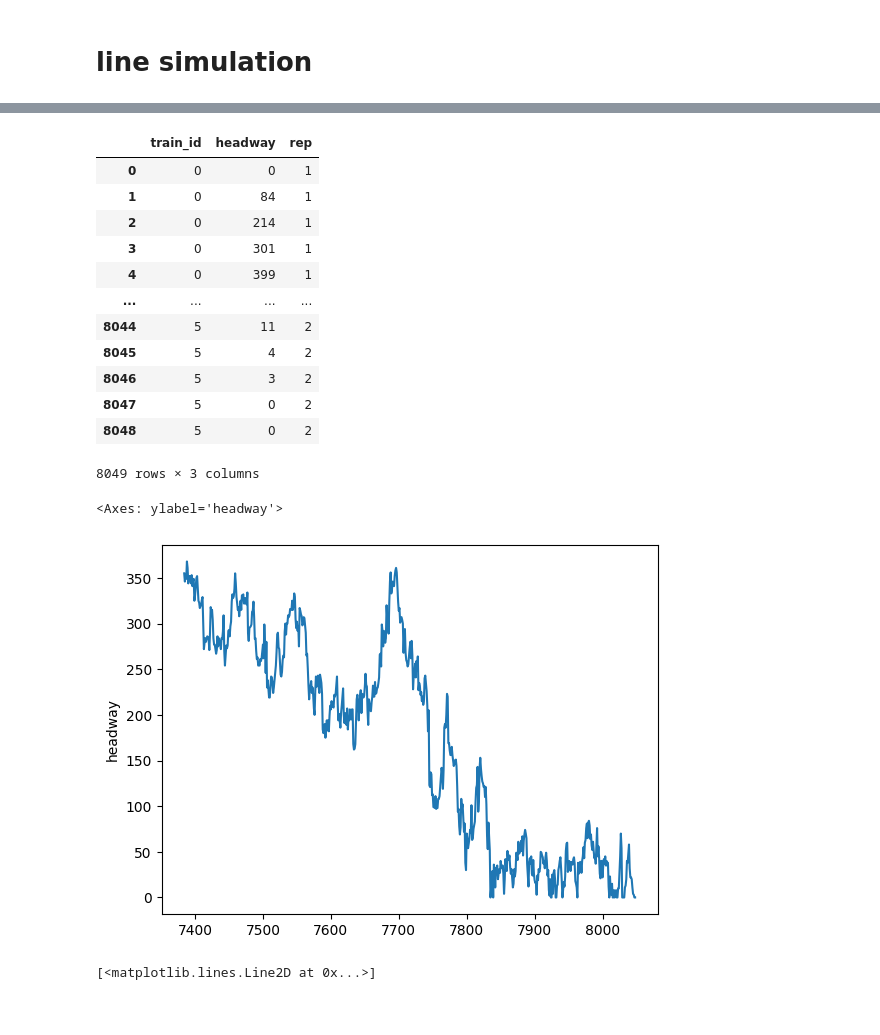
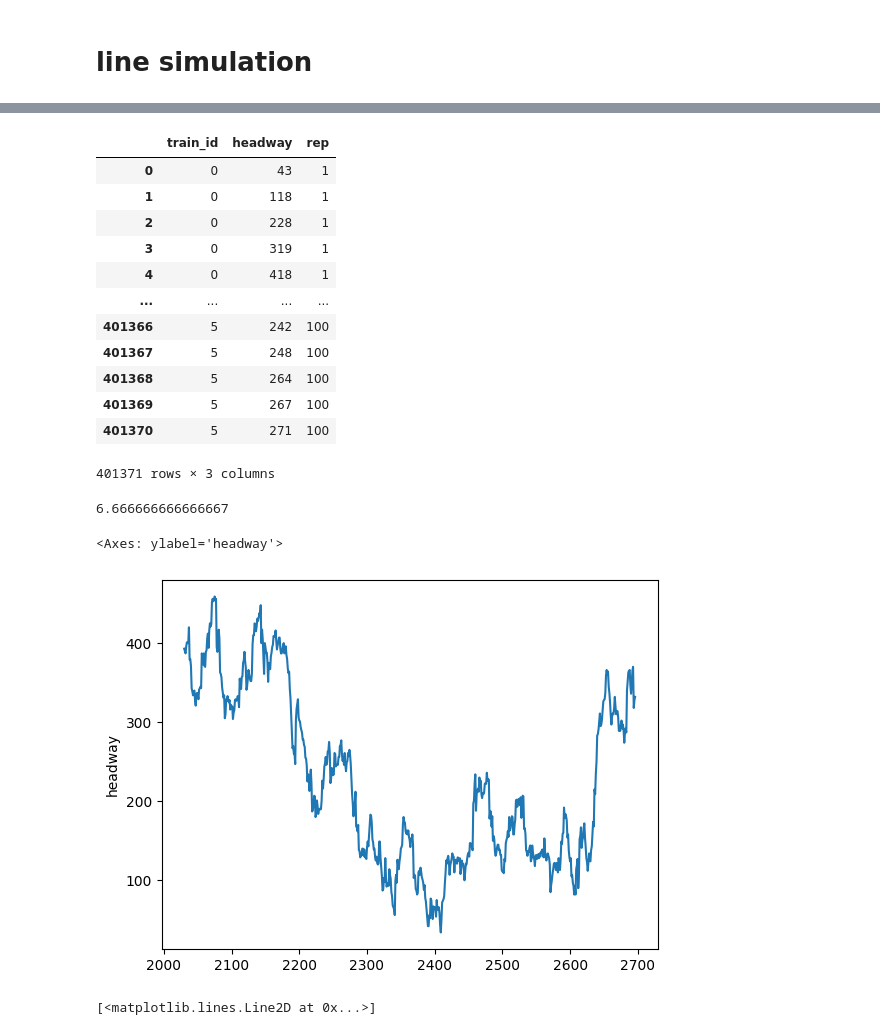
Before and after one commit to peppy-senpai/MBTA, a Jupyter notebook: code/blue_line_sim.ipynb, the cells around one changed output, grey strips where cells are left out. Drawn from its saved outputs; the diff is of its cells as text; code cells hidden in the pictures.

```diff
--- a/code/blue_line_sim.ipynb
+++ b/code/blue_line_sim.ipynb
@@ -138,7 +140,6 @@ class Sim:
         st['queue_weighted'] += (len(st['queue']) + 1) * wait
         st['frequency']      += self.clock - st['last_departure']
 
-        train.headway.append(self.clock - st['last_departure'])
         train.arrival[station].append(self.clock)
 
         # get dwell params — fall back to opposite direction for terminals
@@ -154,6 +155,7 @@ class Sim:
         prev_station = train.station        # save before overwriting
         prev_direction = train.direction    # save before overwriting
         st = self.station_state[prev_station][prev_direction]
+        train.headway.append(self.clock - st['last_departure'])
 
         st['occupied_by'] = None
         st['last_departure'] = event_time
@@ -191,8 +193,8 @@ class Sim:
                     'station':       station,
                     'direction':     direction,
                     'frequency':     round(st['frequency'] / st['visit']),
-                    'avg_wait_time': round(st['wait_time'] / st['total_arrivals']) if st['total_arrivals'] else 0,
-                    'avg_queue_len': round(st['queue_weighted'] / st['wait_time']) if st['wait_time'] else 0,
+                    'avg_wait_time': round(st['wait_time'] / st['total_arrivals'], 3) if st['total_arrivals'] else 0,
+                    'avg_queue_len': round(st['queue_weighted'] / st['wait_time'], 3) if st['wait_time'] else 0,
                     **(remark or {})
                 })
         return pd.DataFrame(rows)
@@ -258,7 +260,7 @@ class Sim:
 
     # def run_delay_prop(self, )
 # %%
-blue_sim = Sim(network=blue_network, until=72000, distribution=scipy.stats.burr, dispatch=6, repetition=2, loop_time=2400)
+blue_sim = Sim(network=blue_network, until=72000, distribution=scipy.stats.burr, dispatch=6, repetition=100, loop_time=2400)
 blue_sim.run()
 station_df = blue_sim.station_df
 # %%
@@ -301,28 +303,33 @@ headway = blue_sim.train_headway
 headway
 # %% [output]
 |  | train_id | headway | rep |
-| 0 | 0 | 0 | 1 |
-| 1 | 0 | 84 | 1 |
-| 2 | 0 | 214 | 1 |
-| 3 | 0 | 301 | 1 |
-| 4 | 0 | 399 | 1 |
+| 0 | 0 | 43 | 1 |
+| 1 | 0 | 118 | 1 |
+| 2 | 0 | 228 | 1 |
+| 3 | 0 | 319 | 1 |
+| 4 | 0 | 418 | 1 |
 | ... | ... | ... | ... |
-| 8044 | 5 | 11 | 2 |
-| 8045 | 5 | 4 | 2 |
-| 8046 | 5 | 3 | 2 |
-| 8047 | 5 | 0 | 2 |
-| 8048 | 5 | 0 | 2 |
+| 401366 | 5 | 242 | 100 |
+| 401367 | 5 | 248 | 100 |
+| 401368 | 5 | 264 | 100 |
+| 401369 | 5 | 267 | 100 |
+| 401370 | 5 | 271 | 100 |
-8049 rows × 3 columns
+401371 rows × 3 columns
 # %%
 y = np.linspace(5, 5*12, 12, dtype=int)
 y = [x.item() for x in y]
 y = y + sorted(y, reverse=True)
 x = blue_sim.trains[0].headway
+# %%
+400/60
+# %% [output]
+6.666666666666667
 # %%
-sns.lineplot(headway[(headway['train_id']==5)&(headway['rep']==2)].headway)
+sns.lineplot(headway[(headway['train_id']==3)&(headway['rep']==1)].headway)
+# plt.ylim(-10, 1000)
 # %% [output]
 <Axes: ylabel='headway'>
-[figure, old version]
+[figure, new version]
 # %%
 station = y*(int(len(x)/len(y))) + y[:len(x)%len(y)]
 # %%
```
Also changed, not shown: parts of 9 cells of this notebook, 1 other file.
